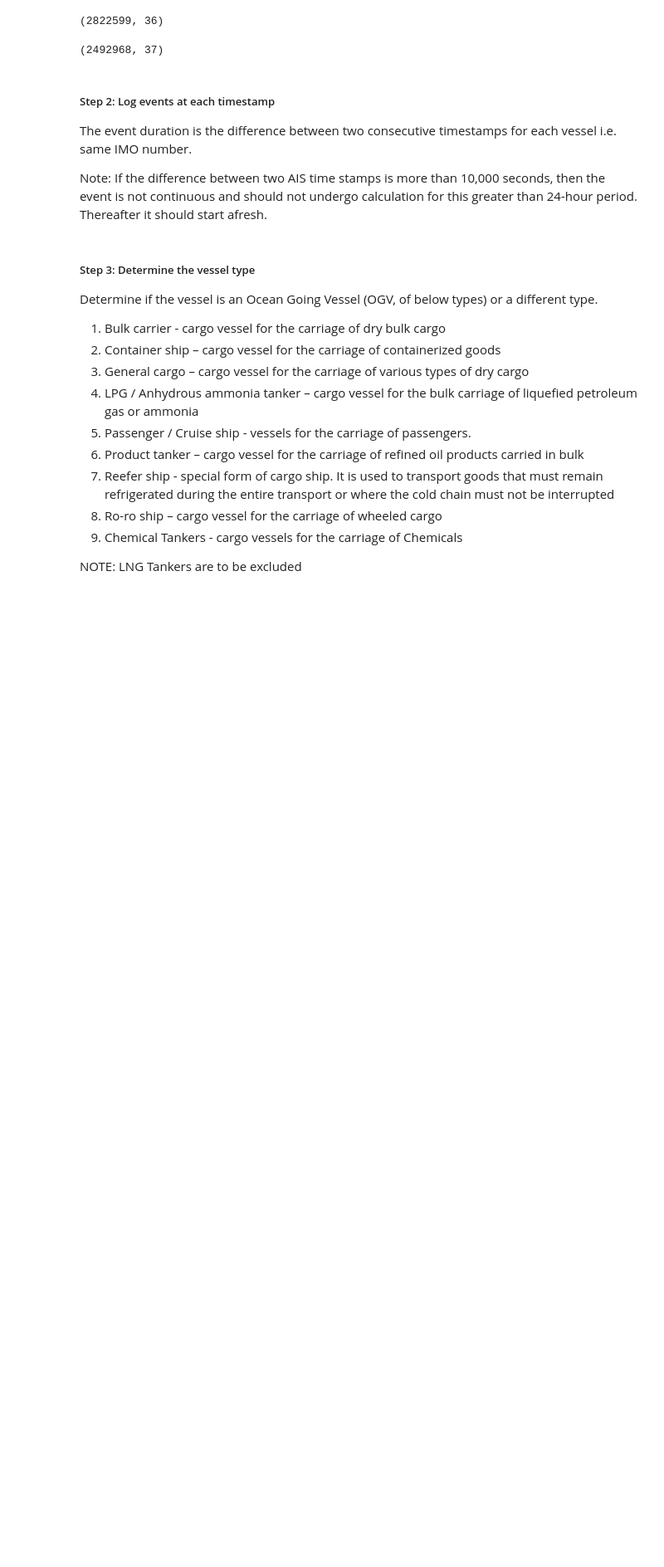
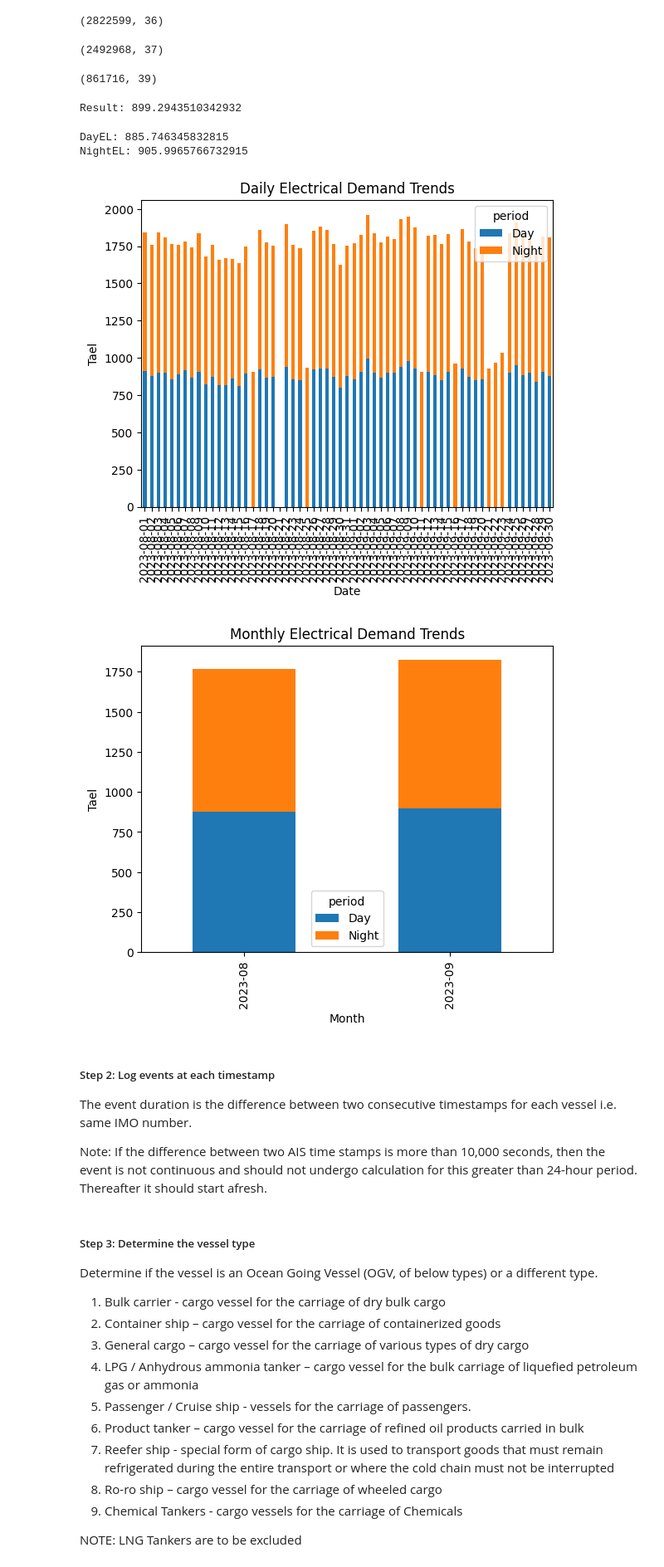
Before and after one commit to yitong241/Matitime-Hackathon-2024, a Jupyter notebook: emissions_calculation_methodology_final.ipynb, the cells around one changed output. Shown: that part at 83% size. Cells and saved outputs as stored; diff of their text form; code cells hidden in the pictures; blank space fills up the shorter version.

```diff
--- a/emissions_calculation_methodology_final.ipynb
+++ b/emissions_calculation_methodology_final.ipynb
@@ -149,0 +164,5 @@ print(df.shape)
+# %%
+df = df[df['mode'] == 'Alongside/Hotel']
+df.shape
+# %% [output]
+(861716, 39)
@@ -150,3 +171,75 @@ print(df.shape)
+# %%
+df = pd.read_csv('test.csv')
+
+df = df[df['mode'] == 'Alongside/Hotel']
+
+# Check if 'time_diff' and 'ael' columns exist
+if 'time_diff' in df.columns and 'ael' in df.columns:
+    # Multiply 'time_diff' and 'ael', then sum the results
+    total_product = (df['time_diff'] * df['ael']).sum()
+
+    # Sum of 'time_diff'
+    total_time_diff = df['time_diff'].sum()
+
+    # Calculate the final result
+    result = total_product / total_time_diff if total_time_diff != 0 else 0
+
+    print("Result:", result)
+else:
+    print("Error: CSV file must contain 'time_diff' and 'ael' columns.")
+# %% [output]
+Result: 899.2943510342932
+# %%
+# Load demand variation from the grid through day and night on a monthly basis
+import matplotlib.pyplot as plt
+
+# Step 1: Read the CSV file
+df = pd.read_csv('test.csv')
+
+
+# Step 2: Parse Timestamps and Identify Day/Night
+df['timestamp'] = pd.to_datetime(df['timestamp'])
+df['hour'] = df['timestamp'].dt.hour
+df['period'] = df['hour'].apply(lambda x: 'Day' if 9 <= x < 17 else 'Night')
+
+# Step 3: Calculate 'DayEL' and 'NightEL'
+def calculate_tael(group):
+    return (group['ael'] * group['time_diff']).sum() / group['time_diff'].sum()
+
+# Calculating DayEL and NightEL separately
+day_data = df[df['period'] == 'Day']
+night_data = df[df['period'] == 'Night']
+
+day_el = calculate_tael(day_data) if not day_data.empty else 0
+night_el = calculate_tael(night_data) if not night_data.empty else 0
+
+# Printing DayEL and NightEL results
+print(f"DayEL: {day_el}")
+print(f"NightEL: {night_el}")
+
+# Step 4: Visualize Trends
+# Daily Trends
+df['date'] = df['timestamp'].dt.date
+daily_trends = df.groupby(['date', 'period']).apply(calculate_tael).unstack().fillna(0)
+daily_trends.plot(kind='bar', stacked=True)
+plt.title('Daily Electrical Demand Trends')
+plt.xlabel('Date')
+plt.ylabel('Tael')
+plt.show()
+
+# Monthly Trends
+df['month'] = df['timestamp'].dt.to_period('M')
+monthly_trends = df.groupby(['month', 'period']).apply(calculate_tael).unstack().fillna(0)
+monthly_trends.plot(kind='bar', stacked=True)
+plt.title('Monthly Electrical Demand Trends')
+plt.xlabel('Month')
+plt.ylabel('Tael')
+plt.show()
+# %% [output]
+DayEL: 885.746345832815
+NightEL: 905.9965766732915
+[figure, added]
+[figure, added]
 # %%
 # too slow, useless
 # dont use this one
```
Also changed, not shown: parts of 4 cells of this notebook, 2 other files.
